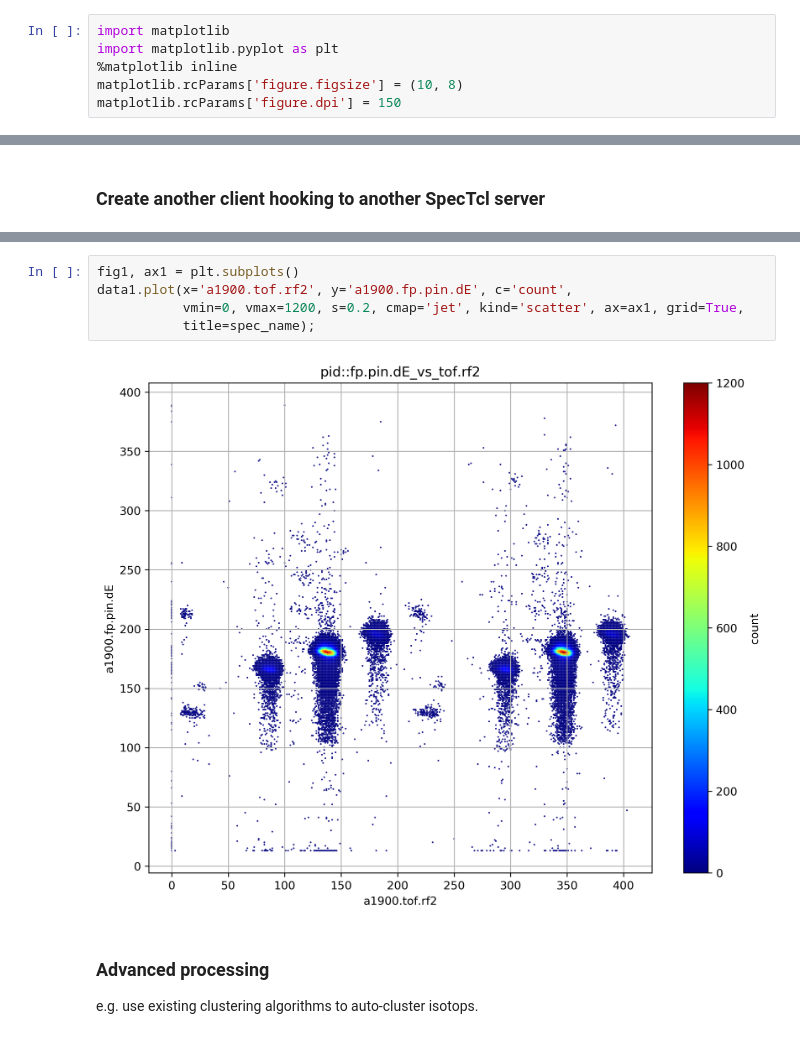
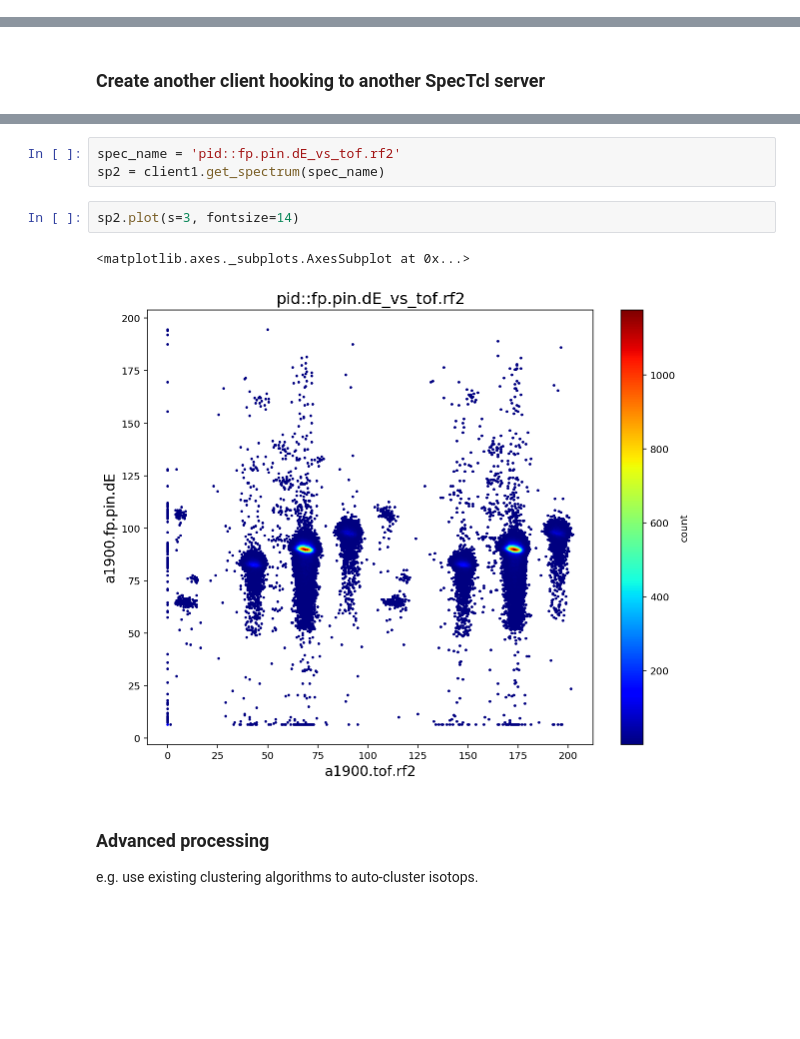
Before and after one commit to zhangt58/PySpecTcl, a Jupyter notebook: doc/getting-started/Work_with_DAQ_data_through_SpecTcl.ipynb, the cells around one changed output, grey strips where cells are left out. Cells and saved outputs as stored; diff of their text form; blank space fills up the shorter version.

```diff
--- a/doc/getting-started/Work_with_DAQ_data_through_SpecTcl.ipynb
+++ b/doc/getting-started/Work_with_DAQ_data_through_SpecTcl.ipynb
@@ -142,6 +42,0 @@ data.describe()
-# %%
-import matplotlib
-import matplotlib.pyplot as plt
-%matplotlib inline
-matplotlib.rcParams['figure.figsize'] = (10, 8)
-matplotlib.rcParams['figure.dpi'] = 150
@@ -175,10 +322,11 @@ data1.describe()
-# %%
-fig1, ax1 = plt.subplots()
-data1.plot(x='a1900.tof.rf2', y='a1900.fp.pin.dE', c='count',
-           vmin=0, vmax=1200, s=0.2, cmap='jet', kind='scatter', ax=ax1, grid=True,
-           title=spec_name);
-# %% [output]
-[figure, removed]
+# %%
+spec_name = 'pid::fp.pin.dE_vs_tof.rf2'
+sp2 = client1.get_spectrum(spec_name)
+# %%
+sp2.plot(s=3, fontsize=14)
+# %% [output]
+<matplotlib.axes._subplots.AxesSubplot at 0x...>
+[figure, added]
 # %% [markdown]
 ### Advanced processing
 e.g. use existing clustering algorithms to auto-cluster isotops.
```
Also changed, not shown: parts of 52 cells of this notebook, 2 other files.
